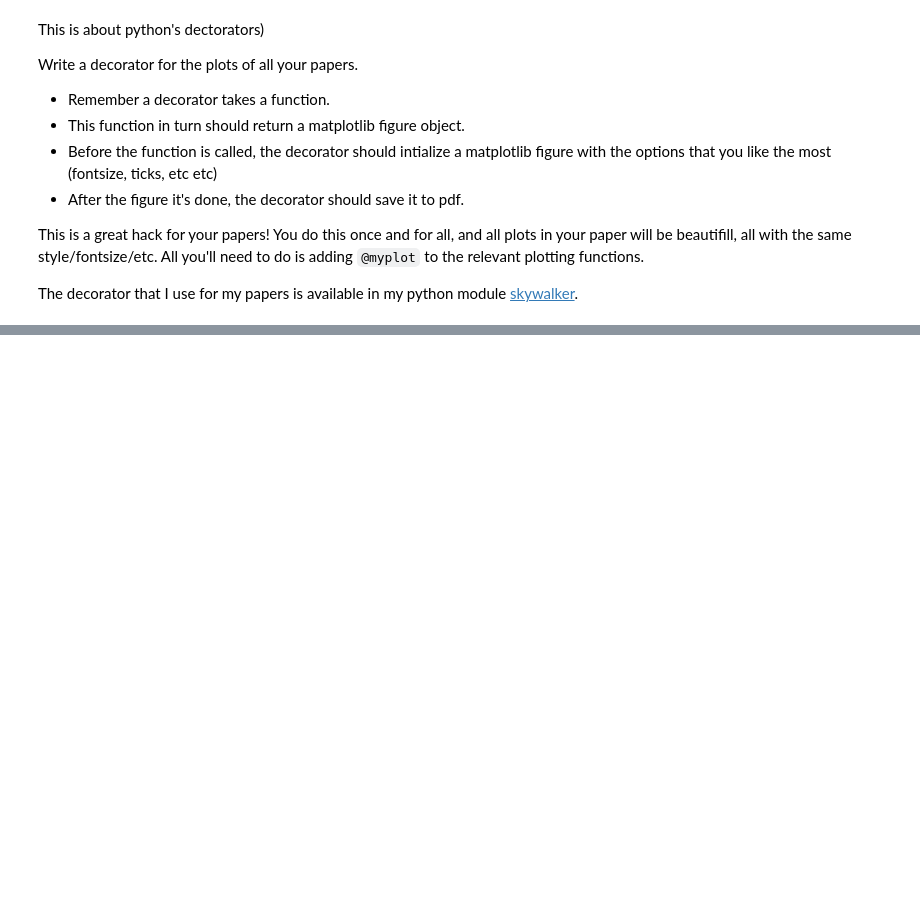
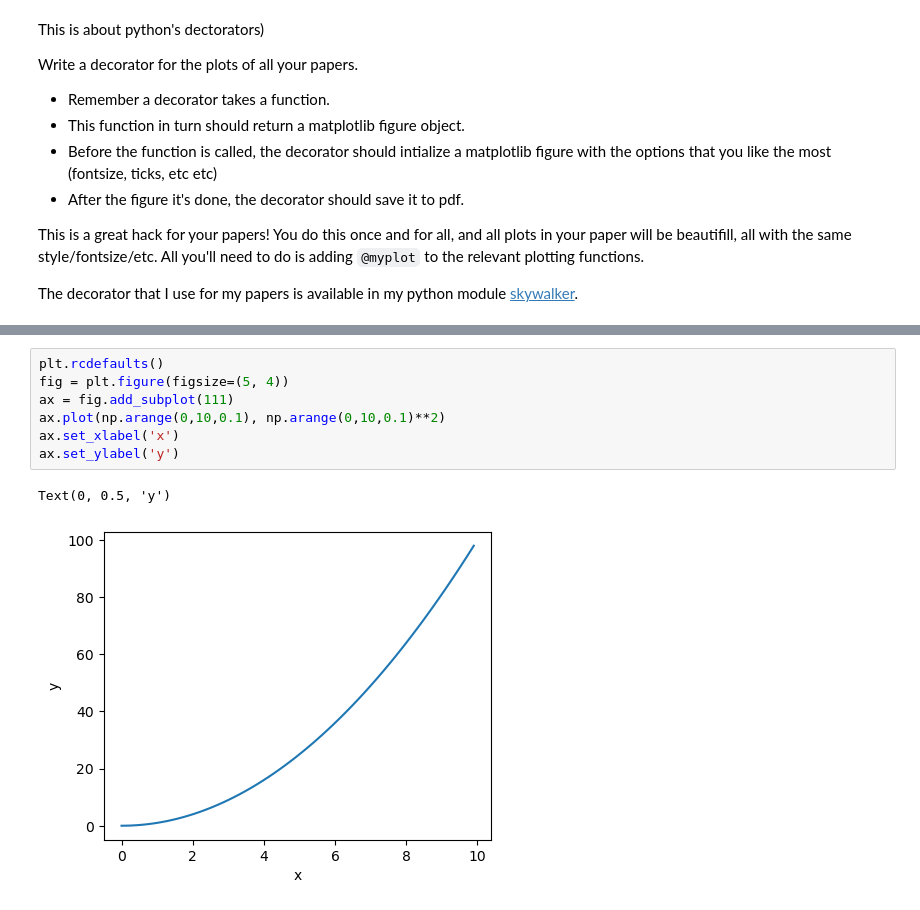
Before and after one commit to dgerosa/scientificcomputing_bicocca_2023, a Jupyter notebook: working/L07_numba_multiprocessing.ipynb, the cells around one changed output, grey strips where cells are left out. Cells and saved outputs as stored; diff of their text form; blank space fills up the shorter version.

```diff
--- a/working/L07_numba_multiprocessing.ipynb
+++ b/working/L07_numba_multiprocessing.ipynb
@@ -104,0 +134,10 @@ The decorator that I use for my papers is available in my python module [skywalk
+# %%
+plt.rcdefaults()
+fig = plt.figure(figsize=(5, 4))
+ax = fig.add_subplot(111)
+ax.plot(np.arange(0,10,0.1), np.arange(0,10,0.1)**2)
+ax.set_xlabel('x')
+ax.set_ylabel('y')
+# %% [output]
+Text(0, 0.5, 'y')
+[figure, added]
```
Also changed, not shown: parts of 2 cells of this notebook, 11 other files.
